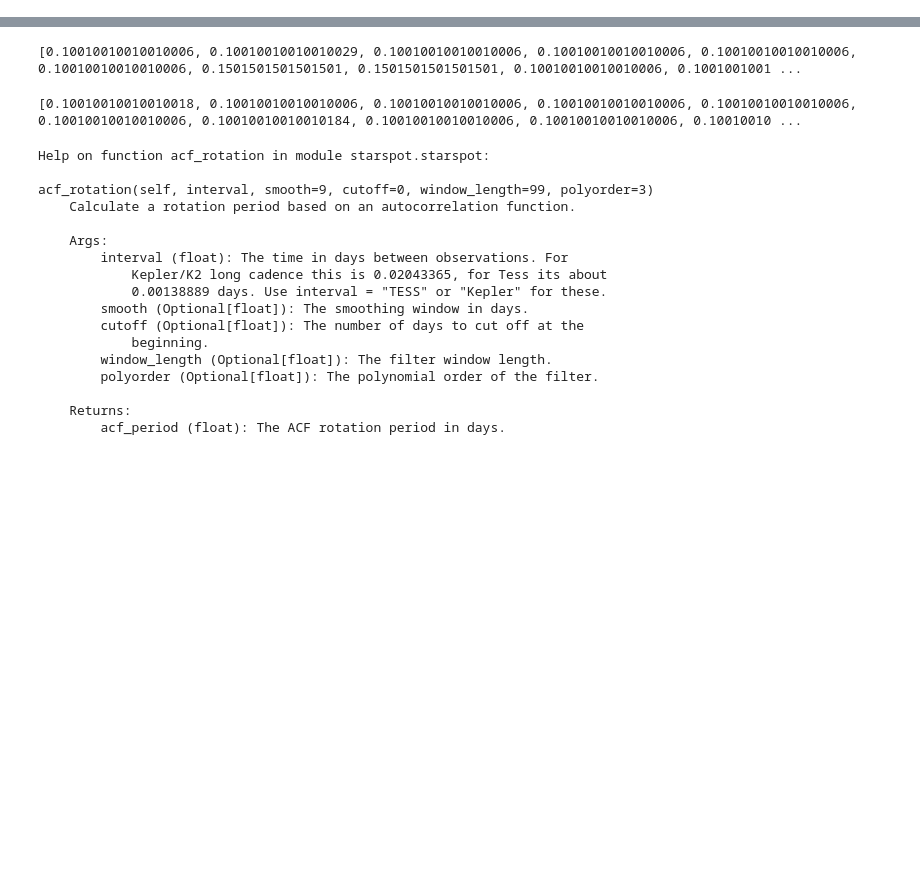
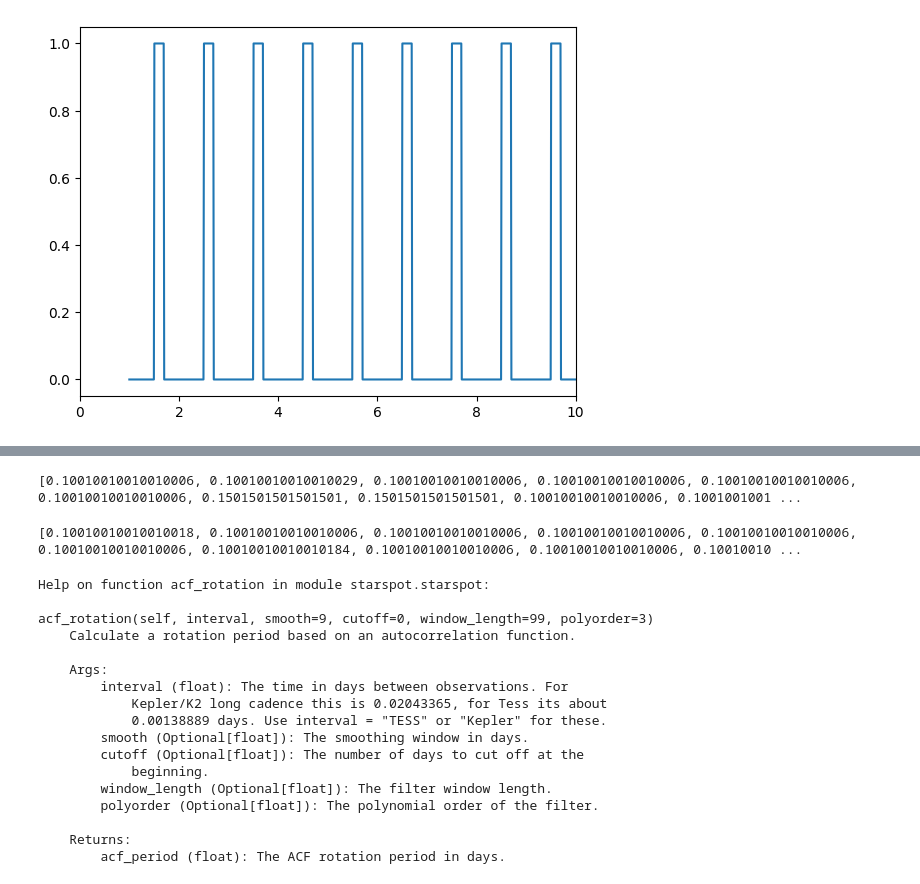
Before and after one commit to robkavanagh/maser, a Jupyter notebook: notebooks/Maser_and_ACF.ipynb, the cells around one changed output, grey strips where cells are left out. Cells and saved outputs as stored; diff of their text form; code cells hidden in the pictures; blank space fills up the shorter version.

```diff
--- a/notebooks/Maser_and_ACF.ipynb
+++ b/notebooks/Maser_and_ACF.ipynb
@@ -137,0 +130,11 @@ plt.show()
+# %%
+test_times = np.linspace(1,100,10000)
+# vis_test = np.zeros_like(times)
+
+vis_test = 1.0*(np.abs((test_times + 0.5) % 1) < 0.2)
+
+plt.plot(test_times,vis_test)
+plt.xlim(0,10)
+plt.show()
+# %% [output]
+[figure, added]
```
Also changed, not shown: parts of 24 cells of this notebook, 1 other file.
